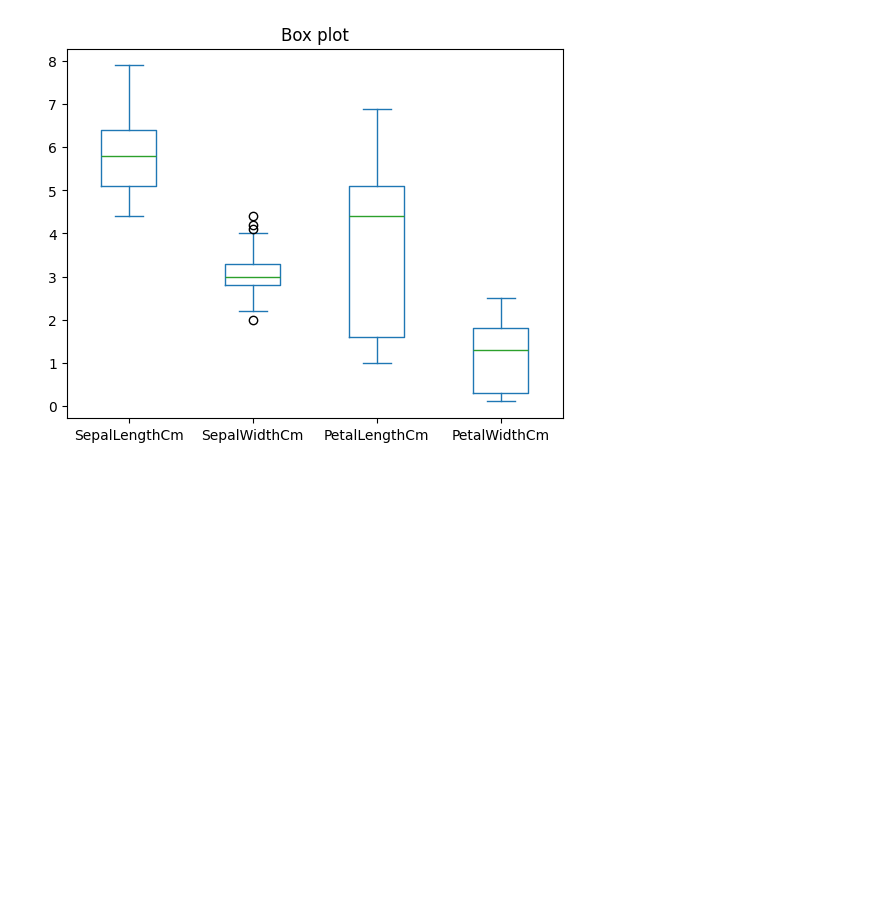
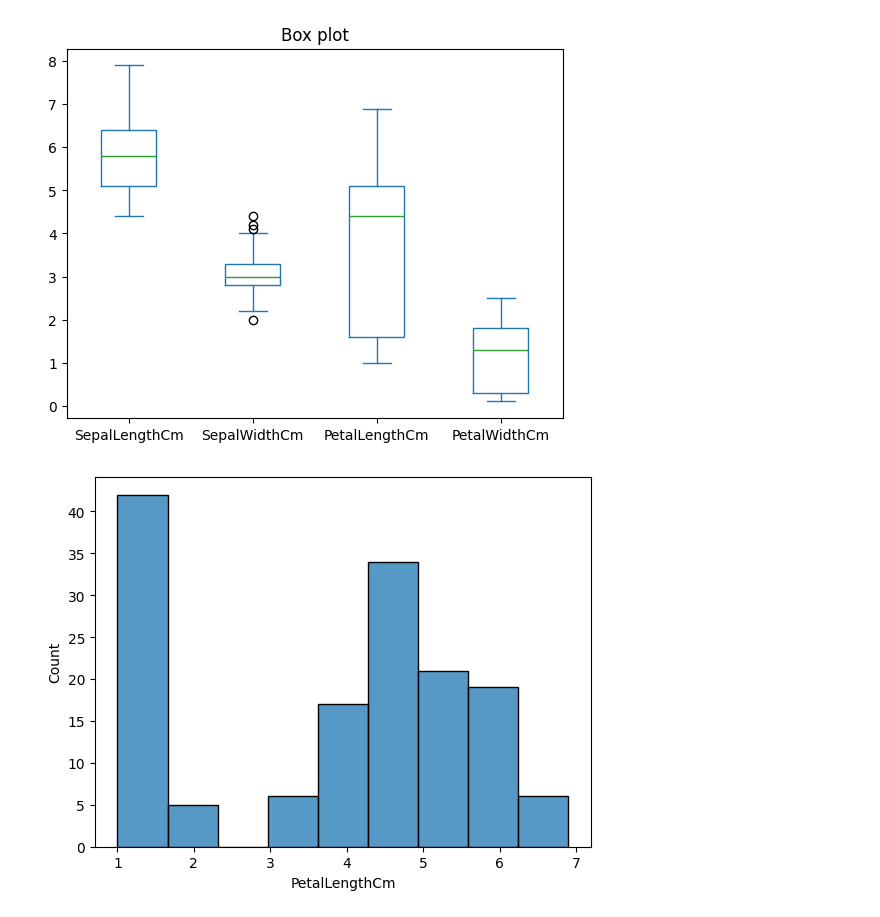
Before and after one commit to bhargavdhanisetti/AIML_NEOSKILLZ, a Jupyter notebook: day_13_.ipynb, the cells around one changed output. Cells and saved outputs as stored; diff of their text form; code cells hidden in the pictures; blank space fills up the shorter version.

```diff
--- a/day_13_.ipynb
+++ b/day_13_.ipynb
@@ -186,3 +186,9 @@ plt.title("Box plot")
 plt.show()
 # %% [output]
 [figure]
+# %%
+#day 17 seaborn
+sns.histplot(data['PetalLengthCm'])
+plt.show()
+# %% [output]
+[figure, added]
```
Also changed, not shown: parts of 5 cells of this notebook.
